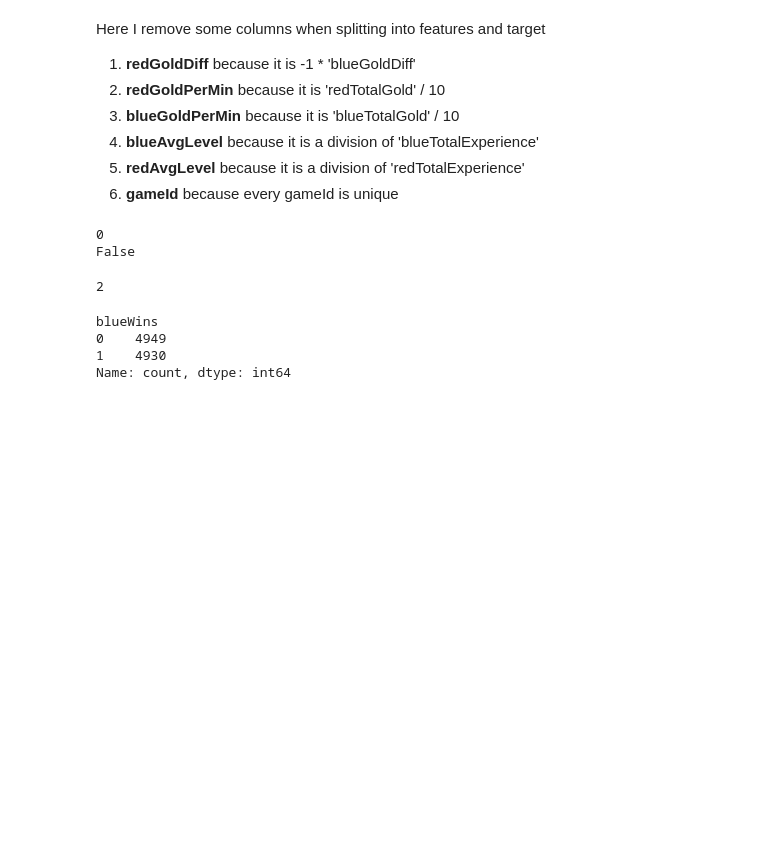
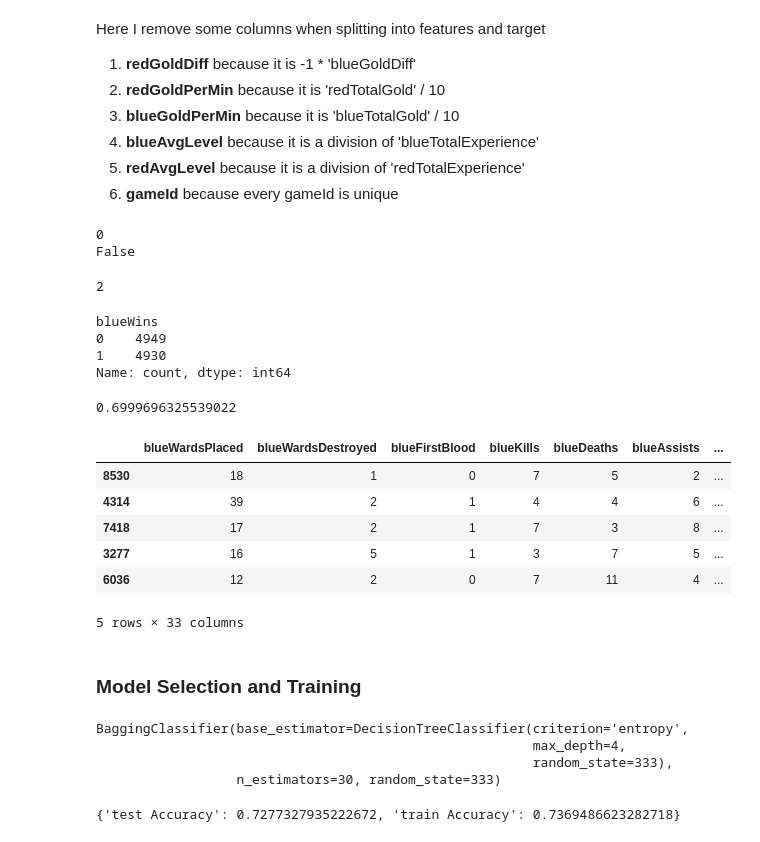
Before and after one commit to DiskoTecha/Lol10MinWinClassification, a Jupyter notebook: Lol10MinWinClassification.ipynb, the cells around one changed output. Drawn from its saved outputs; the diff is of its cells as text; code cells hidden in the pictures; blank space fills up the shorter version.

```diff
--- a/Lol10MinWinClassification.ipynb
+++ b/Lol10MinWinClassification.ipynb
@@ -93,3 +113,20 @@ blueWins
 0    4949
 1    4930
 Name: count, dtype: int64
+# %%
+# Train test split
+rs = 333
+X_train, X_test, y_train, y_test = train_test_split(X, y, test_size=0.3, random_state=rs)
+print(X_train.shape[0] / X.shape[0])
+X_train.head()
+# %% [output]
+0.6999696325539022
+|  | blueWardsPlaced | blueWardsDestroyed | blueFirstBlood | blueKills | blueDeaths | blueAssists | ... |
+| 8530 | 18 | 1 | 0 | 7 | 5 | 2 | ... |
+| 4314 | 39 | 2 | 1 | 4 | 4 | 6 | ... |
+| 7418 | 17 | 2 | 1 | 7 | 3 | 8 | ... |
+| 3277 | 16 | 5 | 1 | 3 | 7 | 5 | ... |
+| 6036 | 12 | 2 | 0 | 7 | 11 | 4 | ... |
+5 rows × 33 columns
+# %% [markdown]
+### Model Selection and Training
@@ -95,0 +135,11 @@ Name: count, dtype: int64
+# %%
+bag.fit(X_train, y_train)
+# %% [output]
+BaggingClassifier(base_estimator=DecisionTreeClassifier(criterion='entropy',
+                                                        max_depth=4,
+                                                        random_state=333),
+                  n_estimators=30, random_state=333)
+# %%
+get_accuracy(X_train, X_test, y_train, y_test, bag)
+# %% [output]
+{'test Accuracy': 0.7277327935222672, 'train Accuracy': 0.7369486623282718}
```
Also changed, not shown: parts of 18 cells of this notebook.
